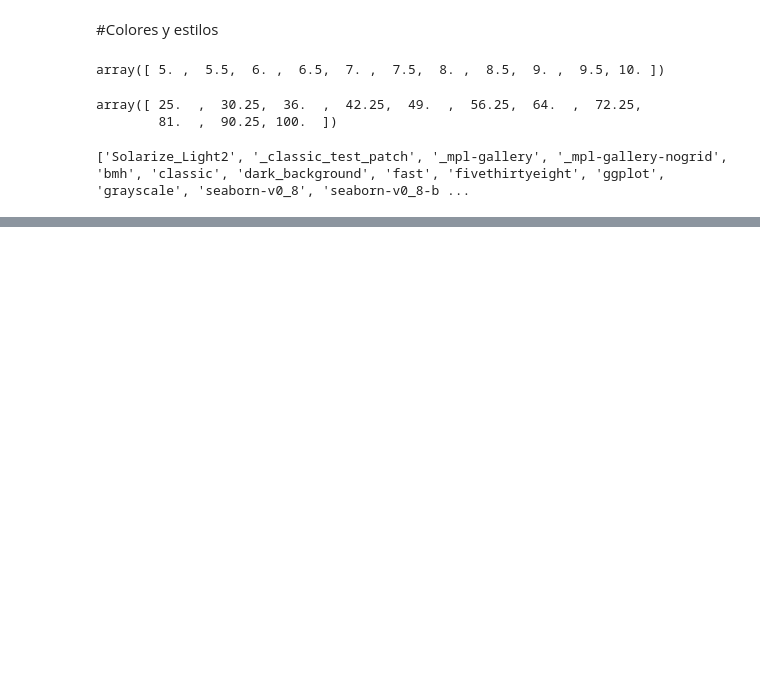
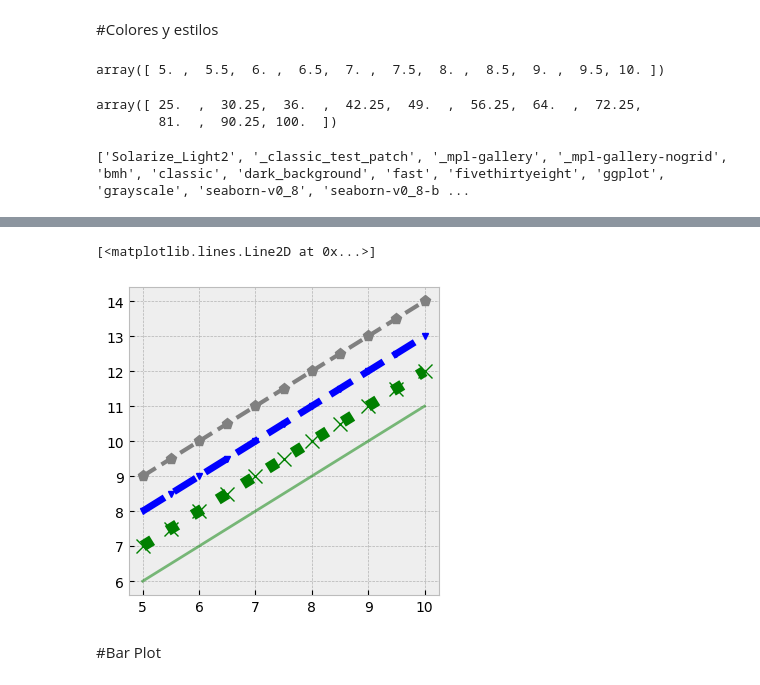
Before and after one commit to feracor/matplotlib_eaborn, a Jupyter notebook: 1_pyplot.ipynb, the cells around one changed output, grey strips where cells are left out. Cells and saved outputs as stored; diff of their text form; code cells hidden in the pictures; blank space fills up the shorter version.

```diff
--- a/1_pyplot.ipynb
+++ b/1_pyplot.ipynb
@@ -283,0 +291,13 @@ fig, axes = plt.subplots(figsize=(4,4))
+# %%
+#Customización con Pyplot
+fig, axes = plt.subplots(figsize=(4,4))
+
+axes.plot(x, x+1, color='green', alpha=0.5) #Congigiración de color y transparencia
+axes.plot(x, x+2, color='green', linewidth=8, linestyle=':', marker='x', markersize='10', markerfacecolor='#CCFFCC') # Ajuste de grosor y tipo de línea. Ajuste en estilo de marcadores
+axes.plot(x, x+3, color='blue', linewidth=5, linestyle='dashed', marker='v', markersize='5')
+axes.plot(x, x+4, color='gray', linewidth=3, linestyle='--', marker='p', markersize='8')
+# %% [output]
+[<matplotlib.lines.Line2D at 0x...>]
+[figure, added]
+# %% [markdown]
+#Bar Plot
```
Also changed, not shown: parts of 15 cells of this notebook.
